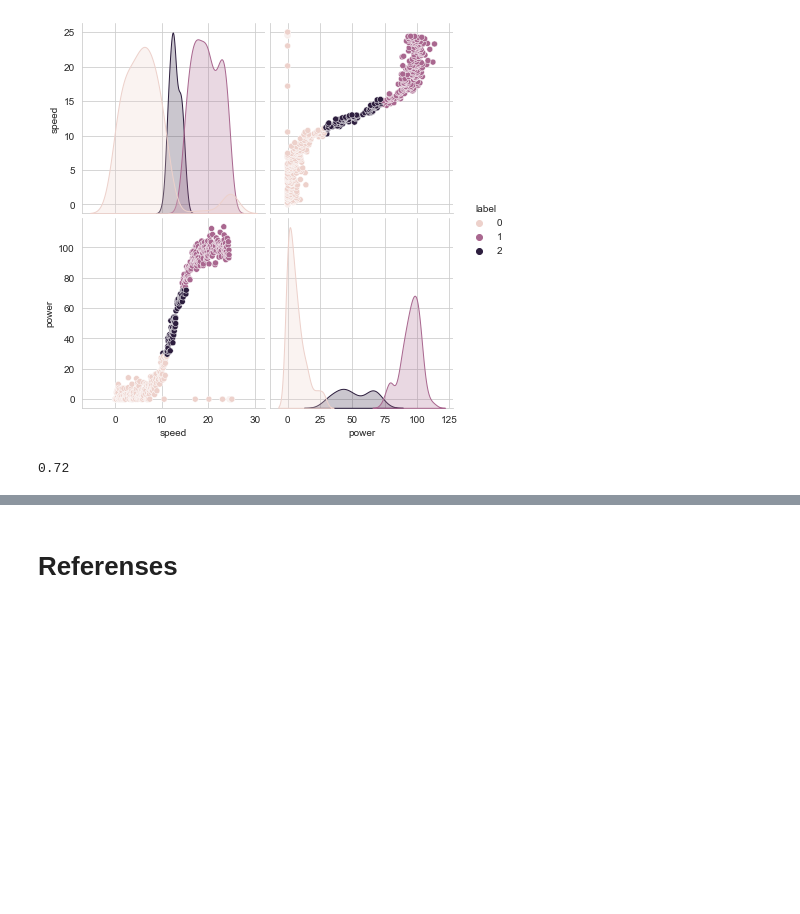
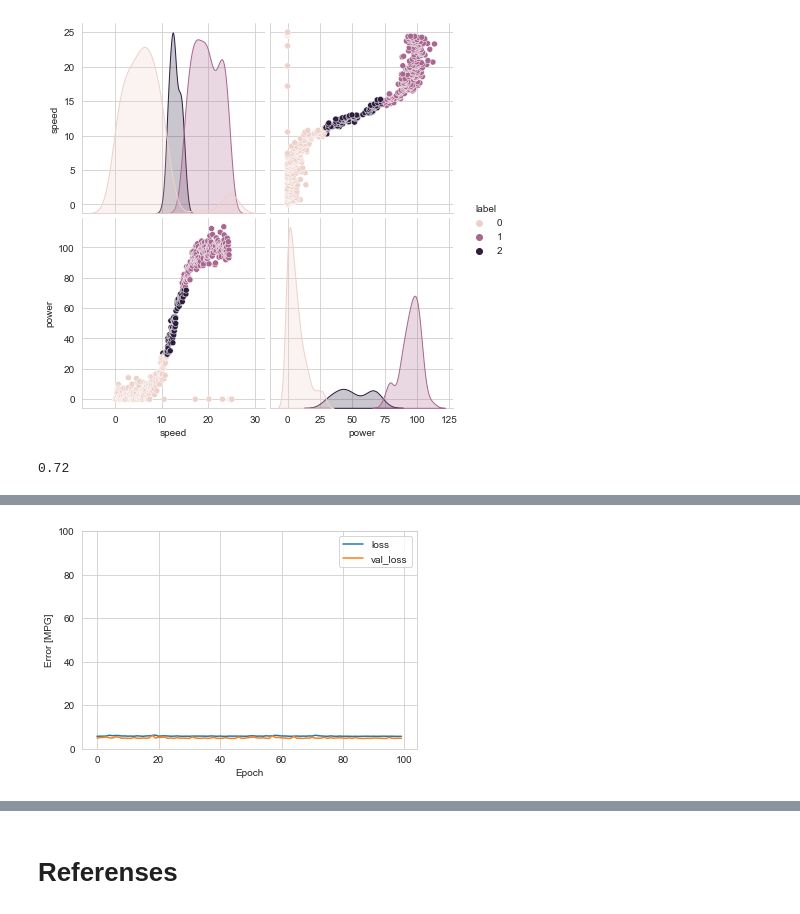
Before and after one commit to neadie/machine_learning_and_stats_project, a Jupyter notebook: MachineLearningAndStatsProject.ipynb, the cells around one changed output, grey strips where cells are left out. Drawn from its saved outputs; the diff is of its cells as text; code cells hidden in the pictures; blank space fills up the shorter version.

```diff
--- a/MachineLearningAndStatsProject.ipynb
+++ b/MachineLearningAndStatsProject.ipynb
@@ -278,0 +316,6 @@ kmeans_silhouette
+# %%
+train_features = train_dataset.copy()
+test_features = test_dataset.copy()
+
+train_labels = train_features.pop('power')
+test_labels = test_features.pop('power')
@@ -278,0 +331,10 @@ kmeans_silhouette
+# %%
+speed = np.array(train_features['speed'])
+speed_normalizer = preprocessing.Normalization(input_shape=[1,])
+speed_normalizer.adapt(speed)
+speed_model = tf.keras.Sequential([
+    speed_normalizer,
+    tf.keras.layers.Dense(50, input_shape=(1,), activation='sigmoid', kernel_initializer="glorot_uniform", bias_initializer="glorot_uniform")
+])
+speed_model.add(tf.keras.layers.Dense(1, activation='linear', kernel_initializer="glorot_uniform", bias_initializer="glorot_uniform"))
+speed_model.summary()
@@ -278,0 +359,13 @@ kmeans_silhouette
+# %%
+speed_model.compile(
+    optimizer=tf.optimizers.Adam(learning_rate=0.1),
+    loss='mean_absolute_error')
+# %%
+%%time
+history = speed_model.fit(
+    train_features['speed'], train_labels,
+    epochs=100,
+    # suppress logging
+    verbose=0,
+    # Calculate validation results on 20% of the training data
+    validation_split = 0.2)
@@ -278,0 +385,10 @@ kmeans_silhouette
+# %%
+plt.plot(history.history['loss'], label='loss')
+plt.plot(history.history['val_loss'], label='val_loss')
+plt.ylim([0, 100])
+plt.xlabel('Epoch')
+plt.ylabel('Error [MPG]')
+plt.legend()
+plt.grid(True)
+# %% [output]
+[figure, added]
```
Also changed, not shown: parts of 22 cells of this notebook, 1 other file.
